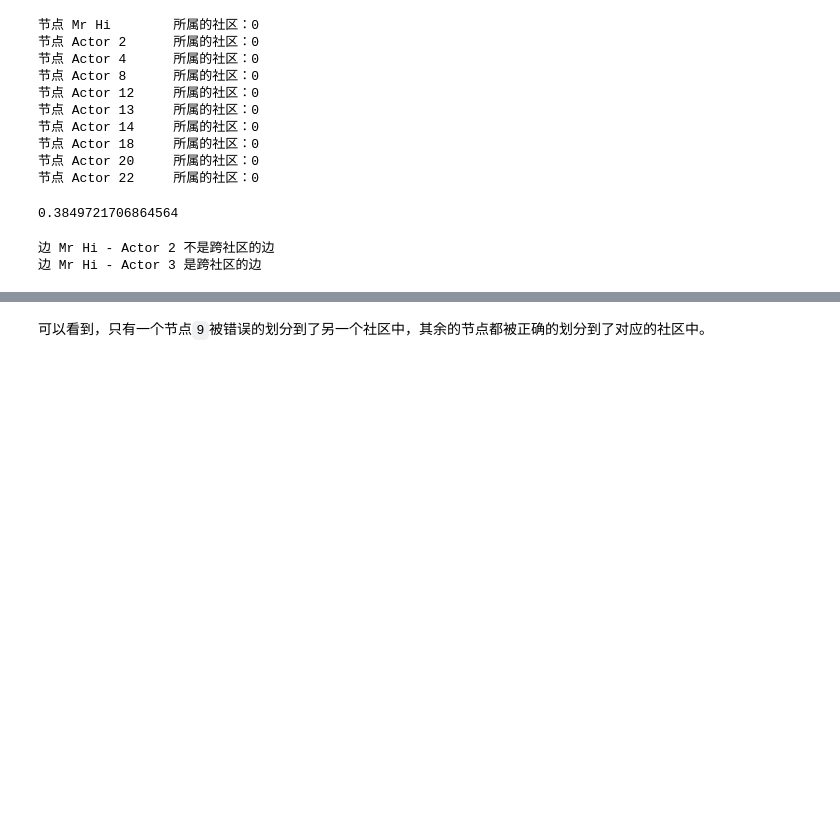
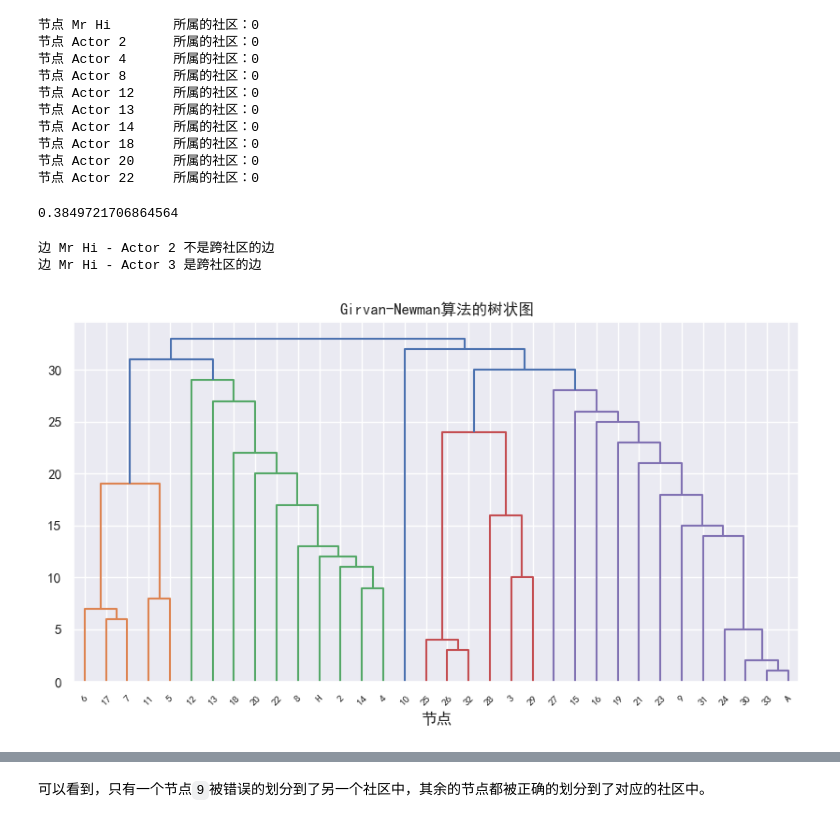
Before and after one commit to z-my-cn/NSDA, a Jupyter notebook: Code/Python/Ch06.ipynb, the cells around one changed output, grey strips where cells are left out. Cells and saved outputs as stored; diff of their text form; code cells hidden in the pictures; blank space fills up the shorter version.

```diff
--- a/Code/Python/Ch06.ipynb
+++ b/Code/Python/Ch06.ipynb
@@ -145,6 +146,19 @@ for n1, n2 in list(karate.edges())[:2]:
 # %% [output]
 边 Mr Hi - Actor 2 不是跨社区的边
 边 Mr Hi - Actor 3 是跨社区的边
+# %%
+# 绘制树状图
+plt.figure(figsize=(10, 5))
+plt.title('Girvan-Newman算法的树状图')
+plot_dendrogram(
+    com_GN,
+    labels=nx.get_node_attributes(karate, 'label'),
+    color_cut=5 # 设置颜色切割线，即将树状图划分为5个部分
+)
+plt.xlabel('节点')
+plt.show()
+# %% [output]
+[figure, added]
 # %%
 # 查看社区数量为2时的划分结果
 for com in com_GN:
```
Also changed, not shown: parts of 46 cells of this notebook.
